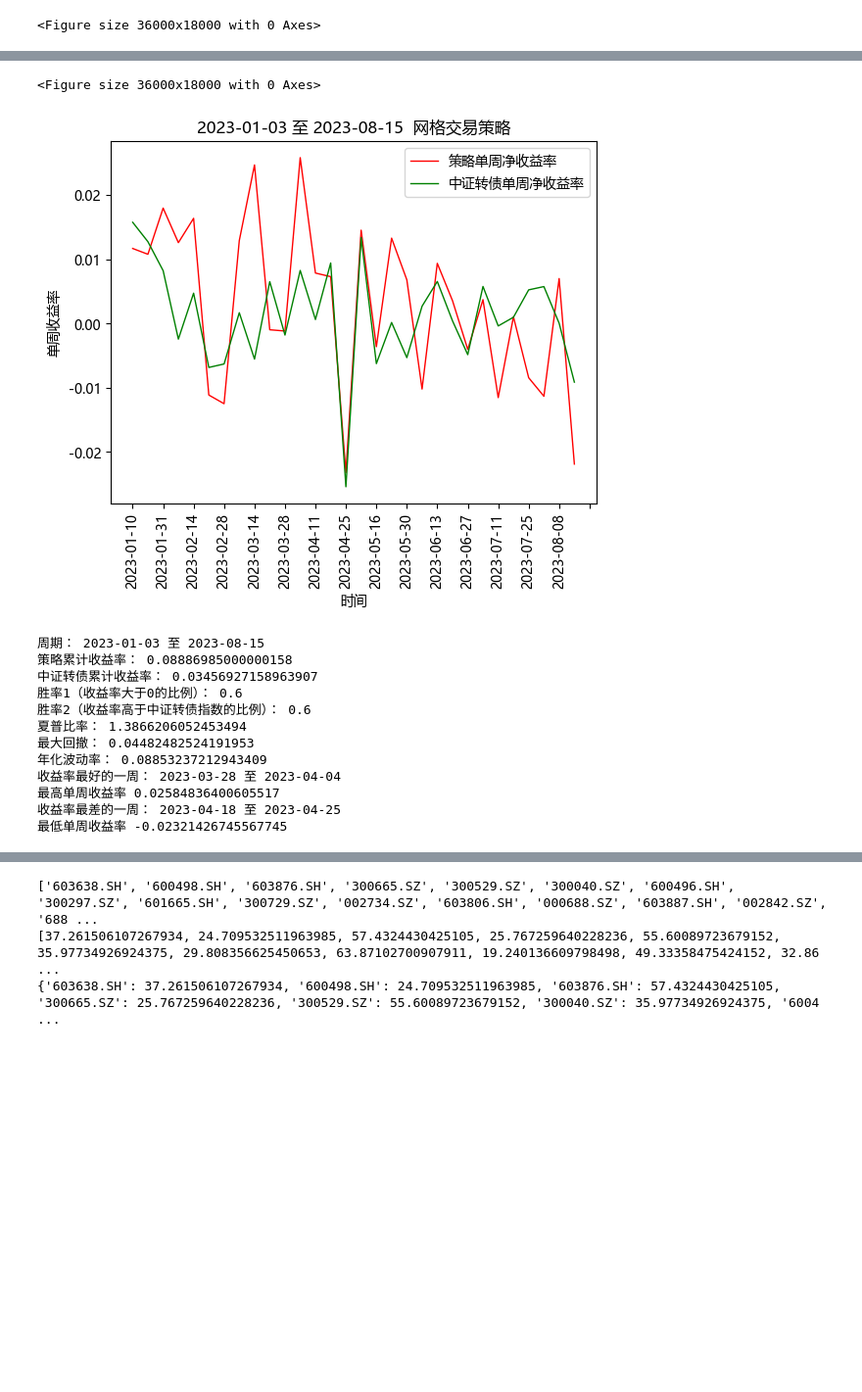
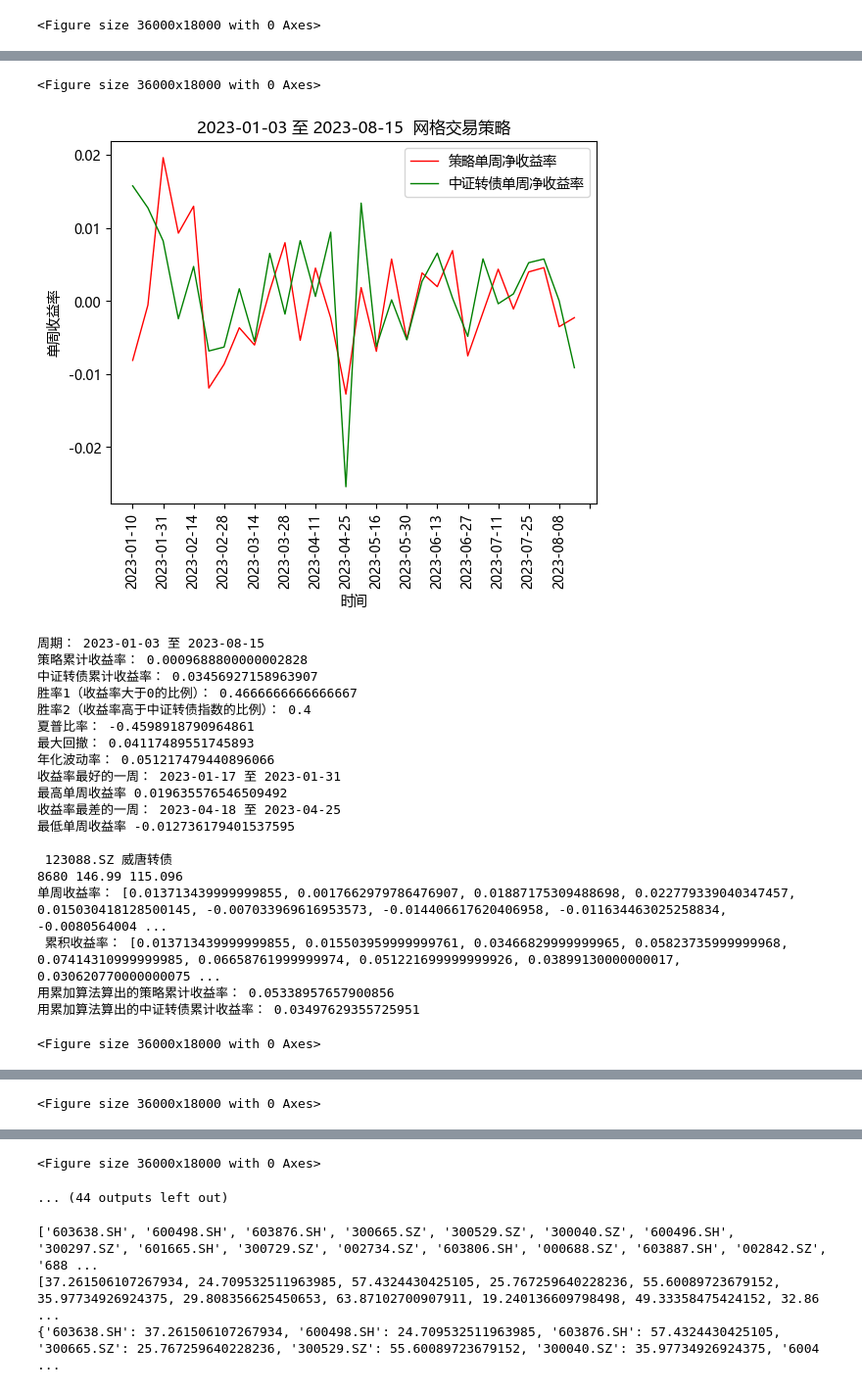
Before and after one commit to Big-ZhangCG/DB_FROM_20230811, a Jupyter notebook: mywork_ByZCG/mywork_网格交易法_实验阶段.ipynb, the cells around one changed output, grey strips where cells are left out. Shown at 98% size. Drawn from its saved outputs; the diff is of its cells as text; code cells hidden in the pictures; blank space fills up the shorter version.

```diff
--- a/mywork_ByZCG/mywork_网格交易法_实验阶段.ipynb
+++ b/mywork_ByZCG/mywork_网格交易法_实验阶段.ipynb
@@ -229,6 +229,9 @@ n = 126
 A_DF['highest_price_n_days'] = grouped['dp'].rolling(window=n, min_periods=n).max().reset_index(level=0, drop=True)
 A_DF['lowest_price_n_days'] = grouped['dp'].rolling(window=n, min_periods=n).min().reset_index(level=0, drop=True)
 
+# 平均换手率 衡量转债活跃程度
+A_DF['avg_trt'] = grouped['trt'].rolling(window=n, min_periods=n).mean().reset_index(level=0, drop=True)
+
 print(A_DF[(A_DF['date']=='2022-01-04') & (A_DF['lowest_price_n_days']>=0)])
 # %% [output]
         bond_code        date       cpr       dp         bl        trt  \
@@ -259,10 +262,10 @@ end_day = '2023-08-17'
 
 # 选债方法剔除掉目前价格过高的转债（存在下跌的风险），按回测开始日期前半年的正股年化波动率由高到低排序
 # 113594.SH  113621.SH  127046.SZ  123088.SZ  113629.SH  127052.SZ  123121.SZ
-trade_bond_code_list = ['113621.SH']
+trade_bond_code_list = ['128117.SZ', '123088.SZ', '123038.SZ', '127028.SZ', '113600.SH', '123145.SZ', '128042.SZ', '113636.SH', '111004.SH', '111000.SH', '123120.SZ']
 
 for trade_bond_code in trade_bond_code_list:
-    print(trade_bond_code, B_DF.loc[B_DF['bond_code']==trade_bond_code, 'cn'].to_string(index=False))
+    print('\n', trade_bond_code, B_DF.loc[B_DF['bond_code']==trade_bond_code, 'cn'].to_string(index=False))
     # 需要交易的转债只数
     trade_bond_code_count = 1
 
@@ -284,6 +287,9 @@ for trade_bond_code in trade_bond_code_list:
 
     # 设置网格的最高点/最低点
     max_price = float(A_DF[(A_DF['date'] == start_day) & (A_DF['bond_code'] == trade_bond_code)]['highest_price_n_days'])
+
+    # 为了安全起见最低点设置为100元
+    # min_price = 100.00
     min_price = float(A_DF[(A_DF['date'] == start_day) & (A_DF['bond_code'] == trade_bond_code)]['lowest_price_n_days'])
 
     print(max_limit, max_price, min_price)
@@ -351,14 +357,22 @@ for trade_bond_code in trade_bond_code_list:
 <Figure size 36000x18000 with 0 Axes>
-[figure, old version]
+[figure, new version]
 周期： 2023-01-03 至 2023-08-15
-策略累计收益率： 0.08886985000000158
+策略累计收益率： 0.0009688800000002828
 中证转债累计收益率： 0.03456927158963907
-胜率1（收益率大于0的比例）： 0.6
-胜率2（收益率高于中证转债指数的比例）： 0.6
-夏普比率： 1.3866206052453494
-最大回撤： 0.04482482524191953
-年化波动率： 0.08853237212943409
-收益率最好的一周： 2023-03-28 至 2023-04-04
-最高单周收益率 0.02584836400605517
+胜率1（收益率大于0的比例）： 0.4666666666666667
+胜率2（收益率高于中证转债指数的比例）： 0.4
+夏普比率： -0.4598918790964861
+最大回撤： 0.04117489551745893
+年化波动率： 0.051217479440896066
+收益率最好的一周： 2023-01-17 至 2023-01-31
+最高单周收益率 0.019635576546509492
 收益率最差的一周： 2023-04-18 至 2023-04-25
-最低单周收益率 -0.02321426745567745
+最低单周收益率 -0.012736179401537595
+
+ 123088.SZ 威唐转债
+8680 146.99 115.096
+单周收益率： [0.013713439999999855, 0.0017662979786476907, 0.01887175309488698, 0.022779339040347457, 0.015030418128500145, -0.007033969616953573, -0.014406617620406958, -0.011634463025258834, -0.0080564004 ...
+ 累积收益率： [0.013713439999999855, 0.015503959999999761, 0.03466829999999965, 0.05823735999999968, 0.07414310999999985, 0.06658761999999974, 0.051221699999999926, 0.03899130000000017, 0.030620770000000075 ...
+用累加算法算出的策略累计收益率： 0.05338957657900856
+用累加算法算出的中证转债累计收益率： 0.03497629355725951
+<Figure size 36000x18000 with 0 Axes>
@@ -364,0 +380 @@ for trade_bond_code in trade_bond_code_list:
+<Figure size 36000x18000 with 0 Axes>
@@ -365,3 +401,5 @@ for trade_bond_code in trade_bond_code_list:
+<Figure size 36000x18000 with 0 Axes>
+... (44 outputs left out)
 # %%
 # ----------------------------------------------------------------------------------------------------------------------
 # --------------------------------------------------- 分页，便于阅读 ---------------------------------------------------
```
Also changed, not shown: parts of 7 cells of this notebook, 21 other files.
